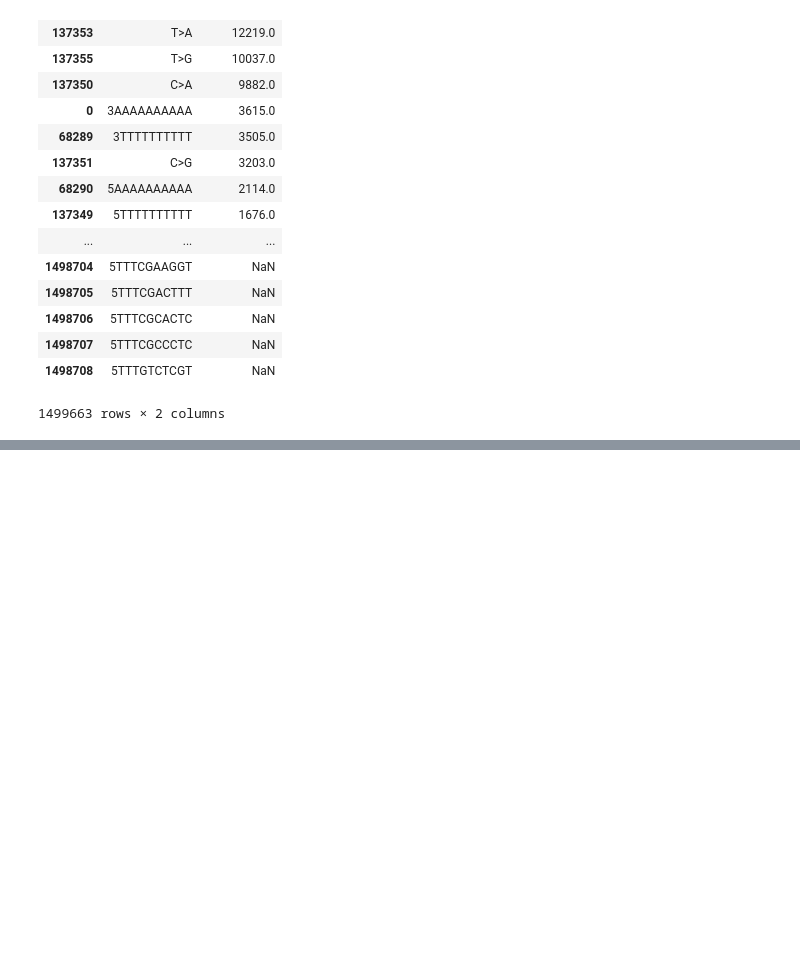
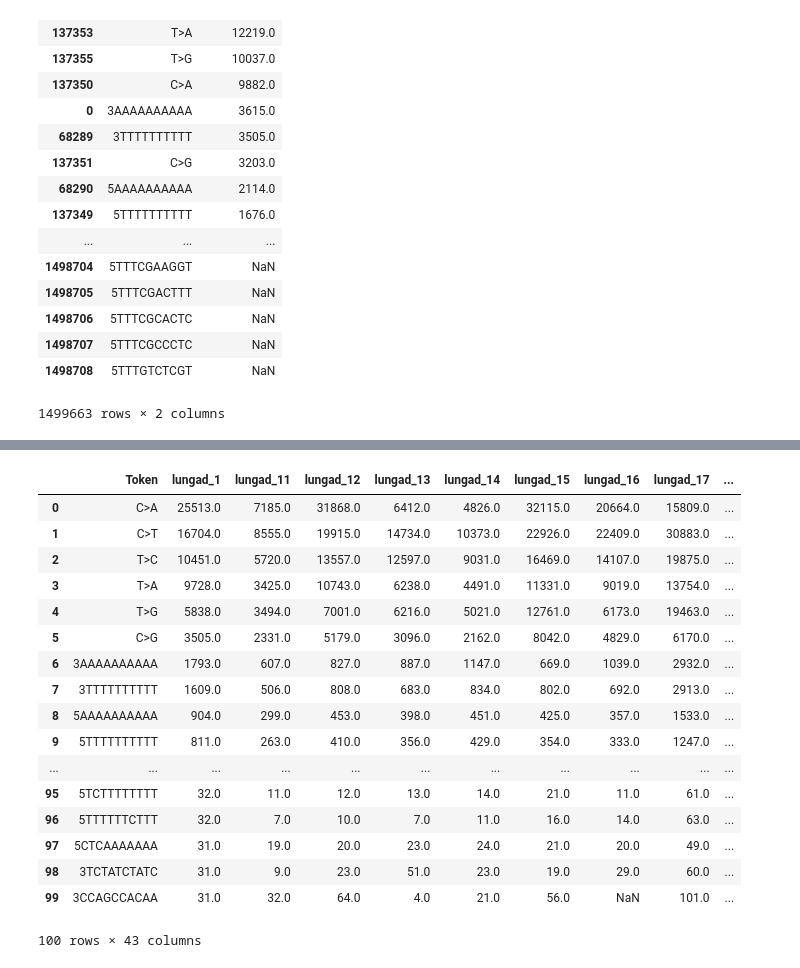
Before and after one commit to dunkelhaus/sequenceAnalysis-cancerTherapy, a Jupyter notebook: FinalAnalysis2.ipynb, the cells around one changed output, grey strips where cells are left out. Cells and saved outputs as stored; diff of their text form; code cells hidden in the pictures; blank space fills up the shorter version.

```diff
--- a/FinalAnalysis2.ipynb
+++ b/FinalAnalysis2.ipynb
@@ -417,0 +1301,21 @@ melanomaresult.to_csv(melanomasorted, sep=',')
+# %%
+df
+# %% [output]
+|  | Token | lungad_1 | lungad_11 | lungad_12 | lungad_13 | lungad_14 | lungad_15 | lungad_16 | lungad_17 | ... |
+| 0 | C>A | 25513.0 | 7185.0 | 31868.0 | 6412.0 | 4826.0 | 32115.0 | 20664.0 | 15809.0 | ... |
+| 1 | C>T | 16704.0 | 8555.0 | 19915.0 | 14734.0 | 10373.0 | 22926.0 | 22409.0 | 30883.0 | ... |
+| 2 | T>C | 10451.0 | 5720.0 | 13557.0 | 12597.0 | 9031.0 | 16469.0 | 14107.0 | 19875.0 | ... |
+| 3 | T>A | 9728.0 | 3425.0 | 10743.0 | 6238.0 | 4491.0 | 11331.0 | 9019.0 | 13754.0 | ... |
+| 4 | T>G | 5838.0 | 3494.0 | 7001.0 | 6216.0 | 5021.0 | 12761.0 | 6173.0 | 19463.0 | ... |
+| 5 | C>G | 3505.0 | 2331.0 | 5179.0 | 3096.0 | 2162.0 | 8042.0 | 4829.0 | 6170.0 | ... |
+| 6 | 3AAAAAAAAAA | 1793.0 | 607.0 | 827.0 | 887.0 | 1147.0 | 669.0 | 1039.0 | 2932.0 | ... |
+| 7 | 3TTTTTTTTTT | 1609.0 | 506.0 | 808.0 | 683.0 | 834.0 | 802.0 | 692.0 | 2913.0 | ... |
+| 8 | 5AAAAAAAAAA | 904.0 | 299.0 | 453.0 | 398.0 | 451.0 | 425.0 | 357.0 | 1533.0 | ... |
+| 9 | 5TTTTTTTTTT | 811.0 | 263.0 | 410.0 | 356.0 | 429.0 | 354.0 | 333.0 | 1247.0 | ... |
+| ... | ... | ... | ... | ... | ... | ... | ... | ... | ... | ... |
+| 95 | 5TCTTTTTTTT | 32.0 | 11.0 | 12.0 | 13.0 | 14.0 | 21.0 | 11.0 | 61.0 | ... |
+| 96 | 5TTTTTTCTTT | 32.0 | 7.0 | 10.0 | 7.0 | 11.0 | 16.0 | 14.0 | 63.0 | ... |
+| 97 | 5CTCAAAAAAA | 31.0 | 19.0 | 20.0 | 23.0 | 24.0 | 21.0 | 20.0 | 49.0 | ... |
+| 98 | 3TCTATCTATC | 31.0 | 9.0 | 23.0 | 51.0 | 23.0 | 19.0 | 29.0 | 60.0 | ... |
+| 99 | 3CCAGCCACAA | 31.0 | 32.0 | 64.0 | 4.0 | 21.0 | 56.0 | NaN | 101.0 | ... |
+100 rows × 43 columns
```
Also changed, not shown: parts of 83 cells of this notebook.
